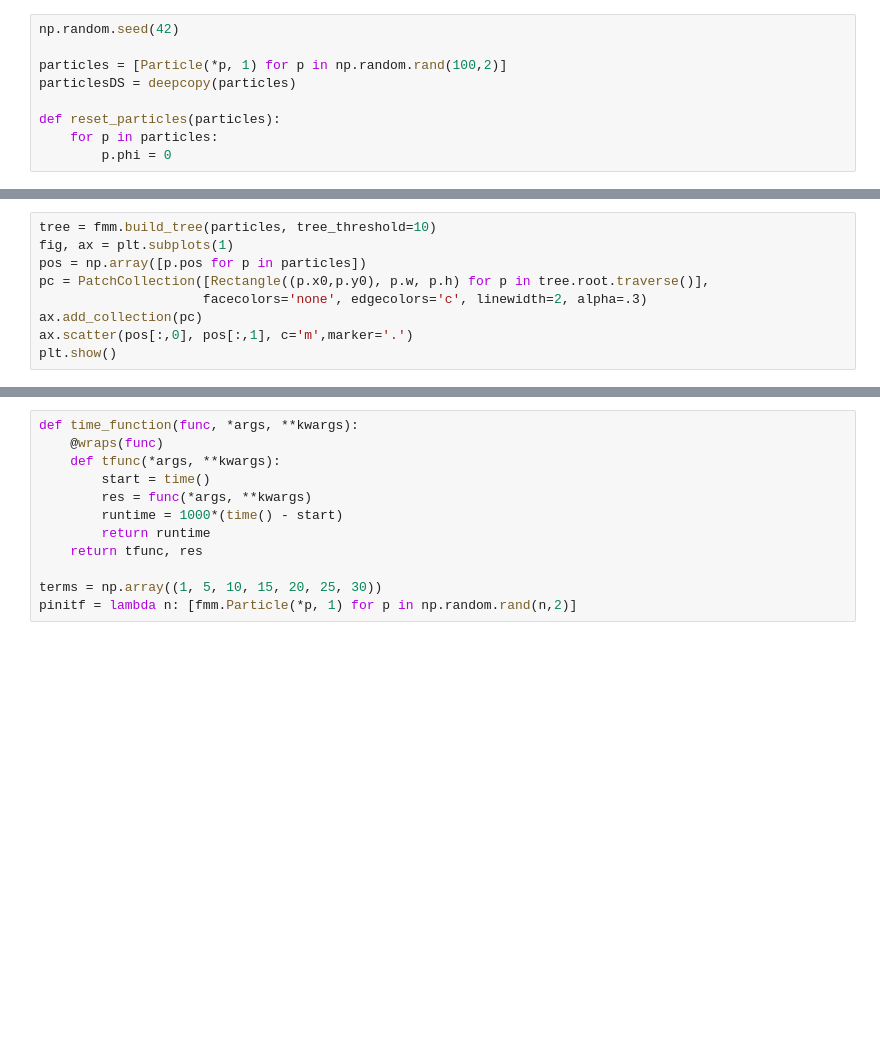
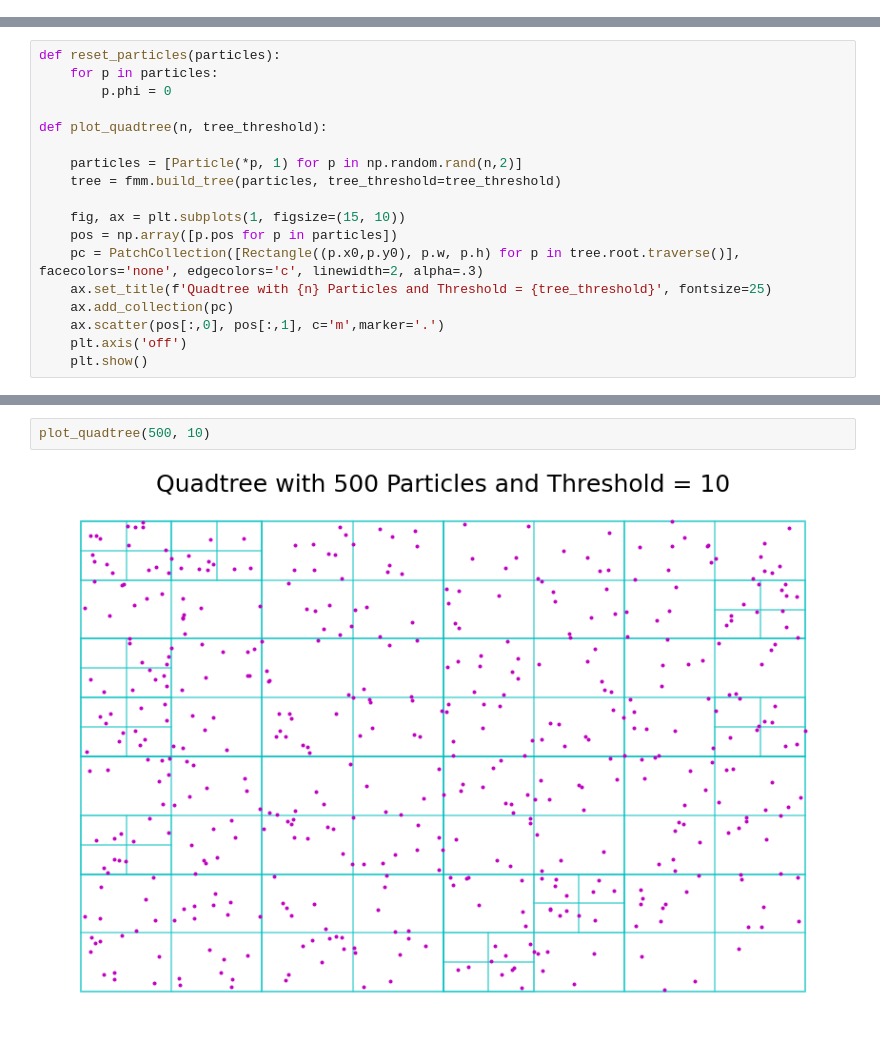
Before and after one commit to Ezekiel-25-17/Fast_Multipole_Method, a Jupyter notebook: fast_multipole_method.ipynb, the cells around one changed output, grey strips where cells are left out. Cells and saved outputs as stored; diff of their text form; blank space fills up the shorter version.

Commit message:
added plots to present

```diff
--- a/fast_multipole_method.ipynb
+++ b/fast_multipole_method.ipynb
@@ -18,9 +0,0 @@ plt.rcParams.update(params)
-# %%
-np.random.seed(42)
-
-particles = [Particle(*p, 1) for p in np.random.rand(100,2)]
-particlesDS = deepcopy(particles)
-
-def reset_particles(particles):
-    for p in particles:
-        p.phi = 0
@@ -27,9 +14,18 @@ def reset_particles(particles):
 # %%
-tree = fmm.build_tree(particles, tree_threshold=10)
-fig, ax = plt.subplots(1)
-pos = np.array([p.pos for p in particles])
-pc = PatchCollection([Rectangle((p.x0,p.y0), p.w, p.h) for p in tree.root.traverse()],
-                     facecolors='none', edgecolors='c', linewidth=2, alpha=.3)
-ax.add_collection(pc)
-ax.scatter(pos[:,0], pos[:,1], c='m',marker='.')
-plt.show()
+def reset_particles(particles):
+    for p in particles:
+        p.phi = 0
+
+def plot_quadtree(n, tree_threshold):
+
+    particles = [Particle(*p, 1) for p in np.random.rand(n,2)]
+    tree = fmm.build_tree(particles, tree_threshold=tree_threshold)
+
+    fig, ax = plt.subplots(1, figsize=(15, 10))
+    pos = np.array([p.pos for p in particles])
+    pc = PatchCollection([Rectangle((p.x0,p.y0), p.w, p.h) for p in tree.root.traverse()], facecolors='none', edgecolors='c', linewidth=2, alpha=.3)
+    ax.set_title(f'Quadtree with {n} Particles and Threshold = {tree_threshold}', fontsize=25)
+    ax.add_collection(pc)
+    ax.scatter(pos[:,0], pos[:,1], c='m',marker='.')
+    plt.axis('off')
+    plt.show()
@@ -113,12 +32,4 @@ Wall time: 378 ms
-# %%
-def time_function(func, *args, **kwargs):
-    @wraps(func)
-    def tfunc(*args, **kwargs):
-        start = time()
-        res = func(*args, **kwargs)
-        runtime = 1000*(time() - start)
-        return runtime
-    return tfunc, res
-
-terms = np.array((1, 5, 10, 15, 20, 25, 30))
-pinitf = lambda n: [fmm.Particle(*p, 1) for p in np.random.rand(n,2)]
+# %%
+plot_quadtree(500, 10)
+# %% [output]
+[figure, added]
```
Also changed, not shown: parts of 24 cells of this notebook.
